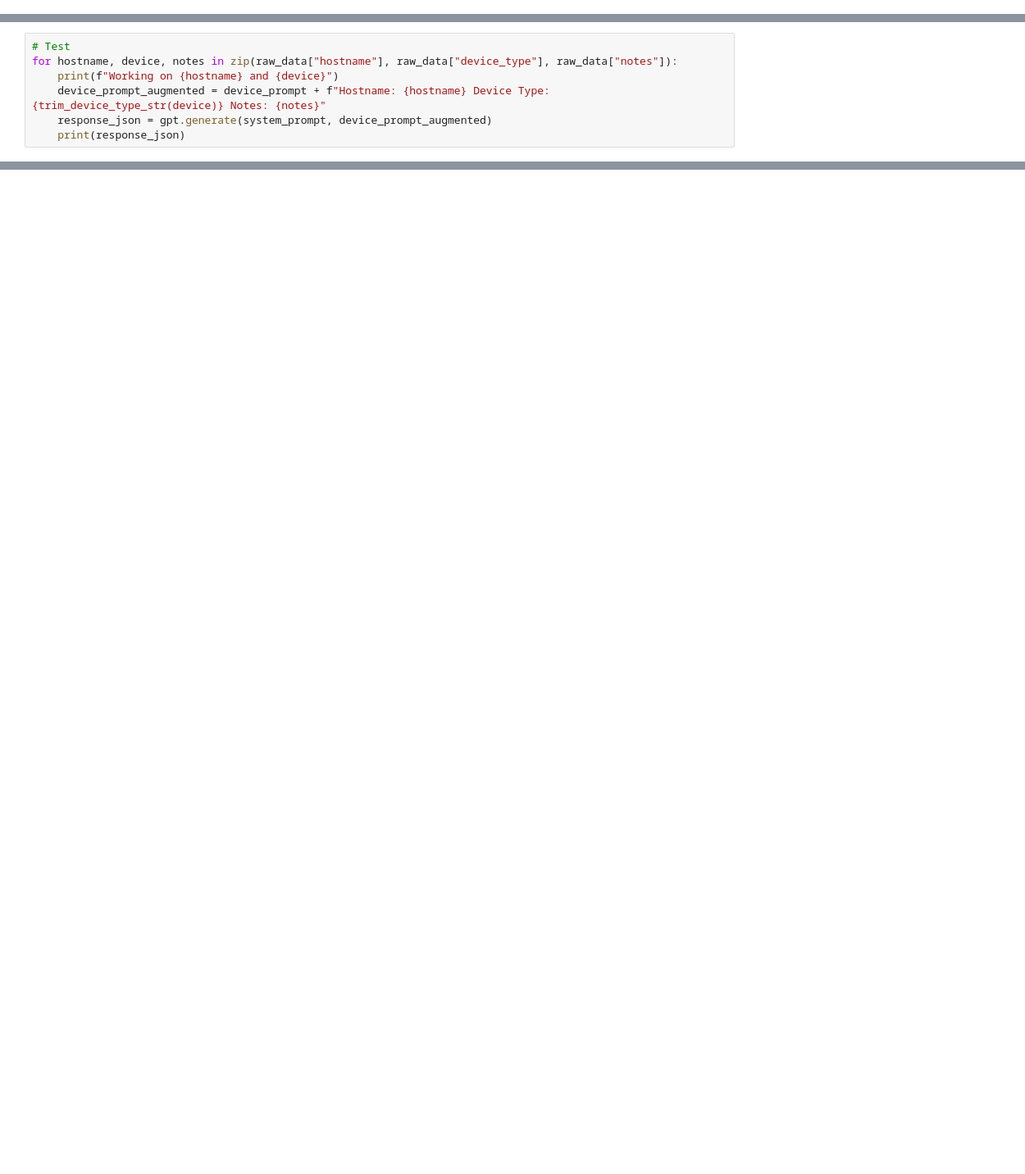
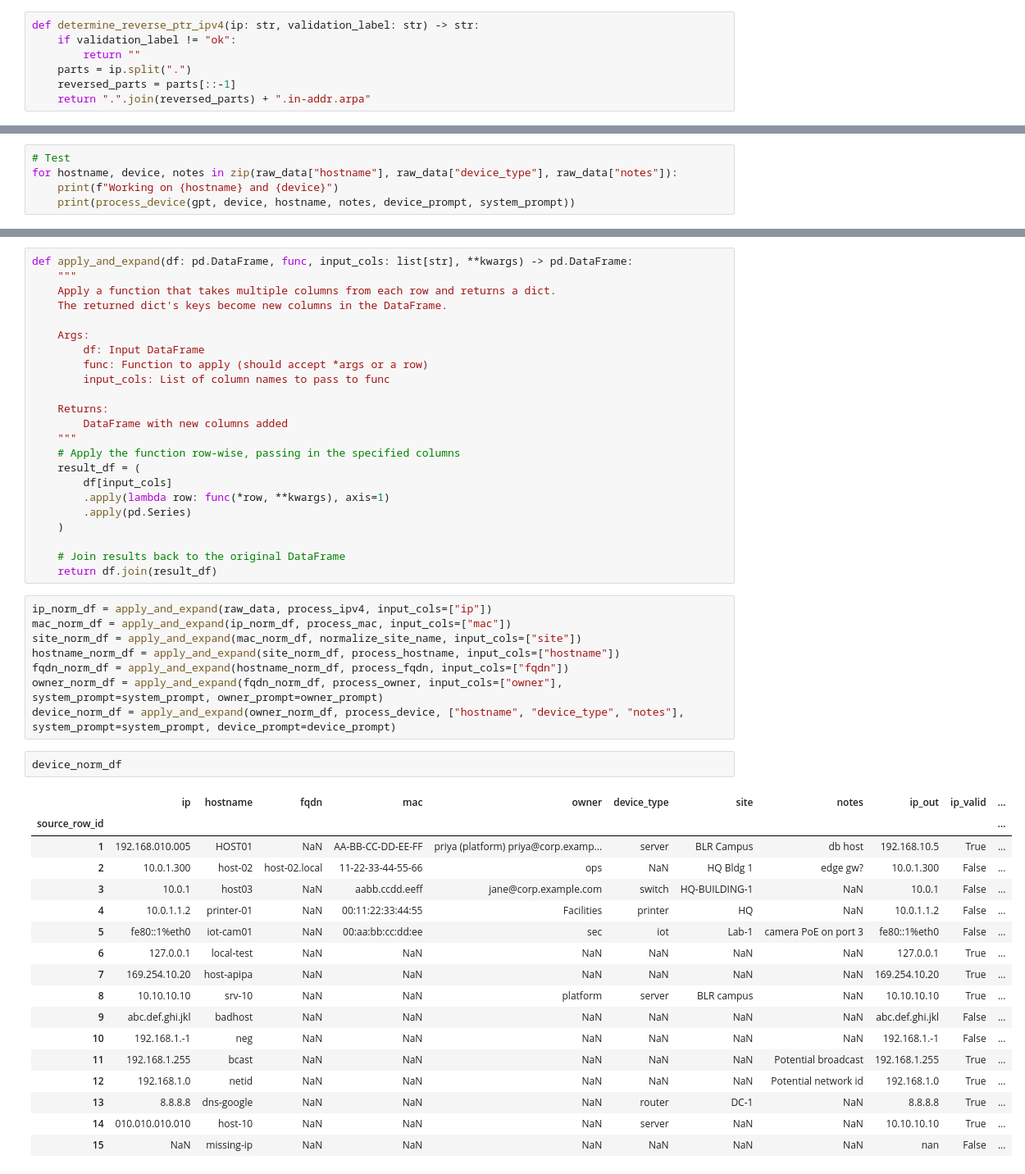
Before and after one commit to fayadchowdhury/infoblox-ai-flex, a Jupyter notebook: experiments.ipynb, the cells around one changed output, grey strips where cells are left out. Shown at 82% size. Saved outputs shown, nothing was run; the diff lists cells and outputs as text; blank space fills up the shorter version.

```diff
--- a/experiments.ipynb
+++ b/experiments.ipynb
@@ -87,6 +87,13 @@ def validate_and_label_ipv4(ip: str) -> Tuple[str, str]:
             return ip, "octet_out_of_range"
         canonical_parts.append(str(v))
     return '.'.join(canonical_parts), "ok"
+# %%
+def determine_reverse_ptr_ipv4(ip: str, validation_label: str) -> str:
+    if validation_label != "ok":
+        return ""
+    parts = ip.split(".")
+    reversed_parts = parts[::-1]
+    return ".".join(reversed_parts) + ".in-addr.arpa"
 # %%
 def classify_ipv4(ip: str, validation_label: str) -> str:
     if validation_label != "ok":
@@ -450,8 +497,6 @@ String:
 # Test
 for hostname, device, notes in zip(raw_data["hostname"], raw_data["device_type"], raw_data["notes"]):
     print(f"Working on {hostname} and {device}")
-    device_prompt_augmented = device_prompt + f"Hostname: {hostname} Device Type: {trim_device_type_str(device)} Notes: {notes}"
-    response_json = gpt.generate(system_prompt, device_prompt_augmented)
-    print(response_json)
+    print(process_device(gpt, device, hostname, notes, device_prompt, system_prompt))
 # %% [output]
 Working on HOST01 and server
@@ -532,0 +805,51 @@ Working on nan
+# %%
+def apply_and_expand(df: pd.DataFrame, func, input_cols: list[str], **kwargs) -> pd.DataFrame:
+    """
+    Apply a function that takes multiple columns from each row and returns a dict.
+    The returned dict's keys become new columns in the DataFrame.
+
+    Args:
+        df: Input DataFrame
+        func: Function to apply (should accept *args or a row)
+        input_cols: List of column names to pass to func
+
+    Returns:
+        DataFrame with new columns added
+    """
+    # Apply the function row-wise, passing in the specified columns
+    result_df = (
+        df[input_cols]
+        .apply(lambda row: func(*row, **kwargs), axis=1)
+        .apply(pd.Series)
+    )
+
+    # Join results back to the original DataFrame
+    return df.join(result_df)
+# %%
+ip_norm_df = apply_and_expand(raw_data, process_ipv4, input_cols=["ip"])
+mac_norm_df = apply_and_expand(ip_norm_df, process_mac, input_cols=["mac"])
+site_norm_df = apply_and_expand(mac_norm_df, normalize_site_name, input_cols=["site"])
+hostname_norm_df = apply_and_expand(site_norm_df, process_hostname, input_cols=["hostname"])
+fqdn_norm_df = apply_and_expand(hostname_norm_df, process_fqdn, input_cols=["fqdn"])
+owner_norm_df = apply_and_expand(fqdn_norm_df, process_owner, input_cols=["owner"], system_prompt=system_prompt, owner_prompt=owner_prompt)
+device_norm_df = apply_and_expand(owner_norm_df, process_device, ["hostname", "device_type", "notes"], system_prompt=system_prompt, device_prompt=device_prompt)
+# %%
+device_norm_df
+# %% [output]
+|  | ip | hostname | fqdn | mac | owner | device_type | site | notes | ip_out | ip_valid | ... |
+| source_row_id |  |  |  |  |  |  |  |  |  |  | ... |
+| 1 | 192.168.010.005 | HOST01 | NaN | AA-BB-CC-DD-EE-FF | priya (platform) priya@corp.examp... | server | BLR Campus | db host | 192.168.10.5 | True | ... |
+| 2 | 10.0.1.300 | host-02 | host-02.local | 11-22-33-44-55-66 | ops | NaN | HQ Bldg 1 | edge gw? | 10.0.1.300 | False | ... |
+| 3 | 10.0.1 | host03 | NaN | aabb.ccdd.eeff | jane@corp.example.com | switch | HQ-BUILDING-1 | NaN | 10.0.1 | False | ... |
+| 4 | 10.0.1.1.2 | printer-01 | NaN | 00:11:22:33:44:55 | Facilities | printer | HQ | NaN | 10.0.1.1.2 | False | ... |
+| 5 | fe80::1%eth0 | iot-cam01 | NaN | 00:aa:bb:cc:dd:ee | sec | iot | Lab-1 | camera PoE on port 3 | fe80::1%eth0 | False | ... |
+| 6 | 127.0.0.1 | local-test | NaN | NaN | NaN | NaN | NaN | NaN | 127.0.0.1 | True | ... |
+| 7 | 169.254.10.20 | host-apipa | NaN | NaN | NaN | NaN | NaN | NaN | 169.254.10.20 | True | ... |
+| 8 | 10.10.10.10 | srv-10 | NaN | NaN | platform | server | BLR campus | NaN | 10.10.10.10 | True | ... |
+| 9 | abc.def.ghi.jkl | badhost | NaN | NaN | NaN | NaN | NaN | NaN | abc.def.ghi.jkl | False | ... |
+| 10 | 192.168.1.-1 | neg | NaN | NaN | NaN | NaN | NaN | NaN | 192.168.1.-1 | False | ... |
+| 11 | 192.168.1.255 | bcast | NaN | NaN | NaN | NaN | NaN | Potential broadcast | 192.168.1.255 | True | ... |
+| 12 | 192.168.1.0 | netid | NaN | NaN | NaN | NaN | NaN | Potential network id | 192.168.1.0 | True | ... |
+| 13 | 8.8.8.8 | dns-google | NaN | NaN | NaN | router | DC-1 | NaN | 8.8.8.8 | True | ... |
+| 14 | 010.010.010.010 | host-10 | NaN | NaN | NaN | server | NaN | NaN | 10.10.10.10 | True | ... |
+| 15 | NaN | missing-ip | NaN | NaN | NaN | NaN | NaN | NaN | nan | False | ... |
```
Also changed, not shown: parts of 34 cells of this notebook.
